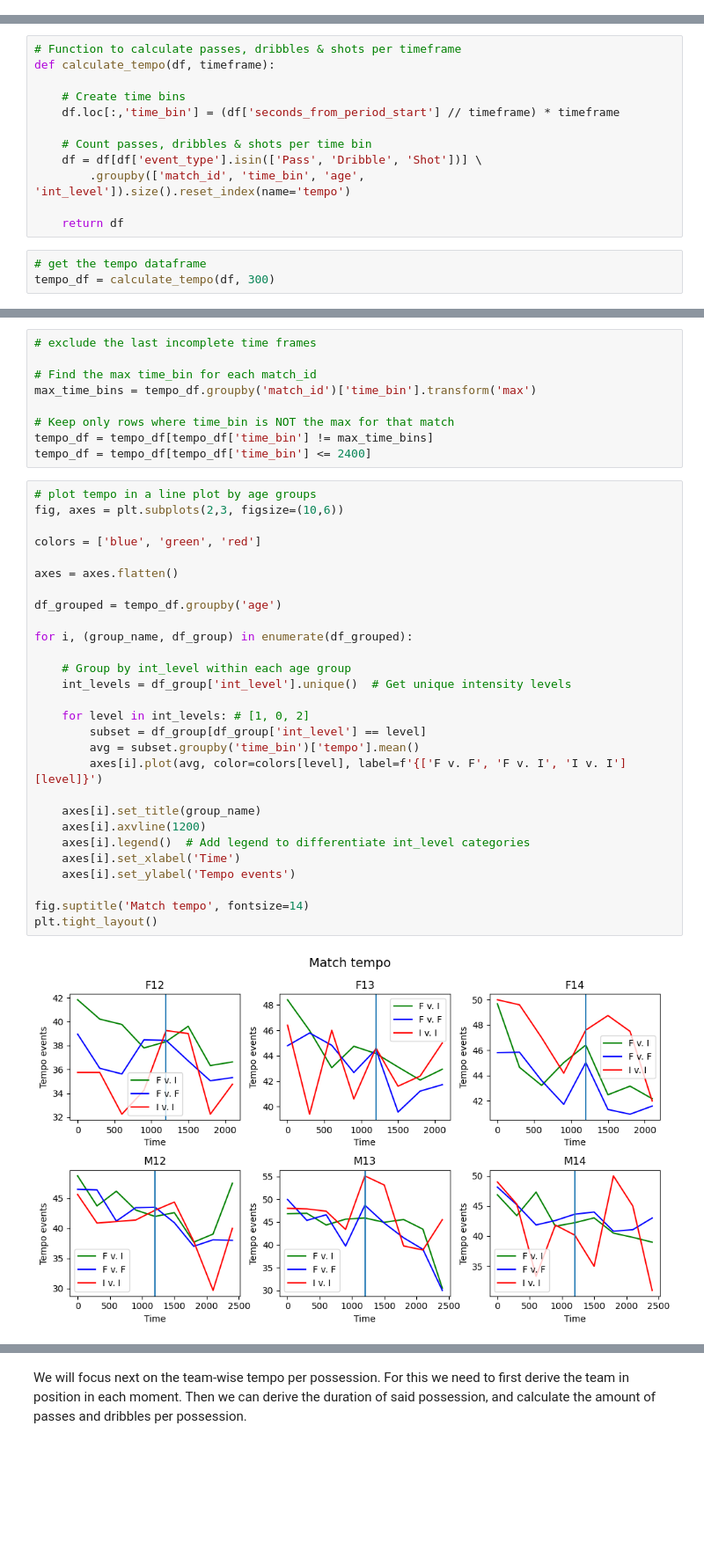
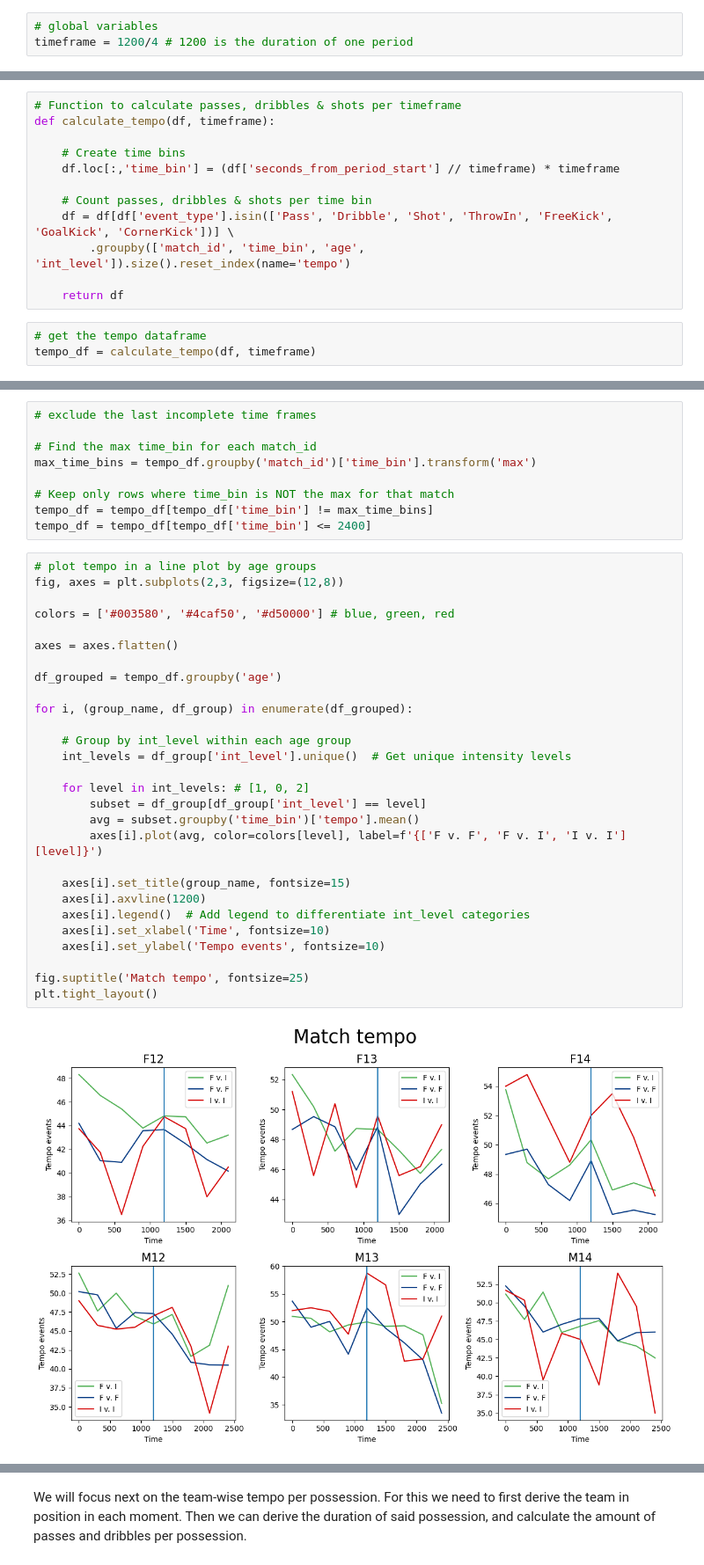
Before and after one commit to konstanyman/thesis_analysis, a Jupyter notebook: processing/tempo.ipynb, the cells around one changed output, grey strips where cells are left out. Shown at 88% size. Drawn from its saved outputs; the diff is of its cells as text; blank space fills up the shorter version.

Commit message:
possessional tempo computed

```diff
--- a/processing/tempo.ipynb
+++ b/processing/tempo.ipynb
@@ -9,6 +9,9 @@ import matplotlib.pyplot as plt
 import numpy as np
 
 %matplotlib inline
+# %%
+# global variables
+timeframe = 1200/4 # 1200 is the duration of one period
 # %%
 # read data
 df = pd.read_csv('../data/timelines.csv')
@@ -82,10 +68,10 @@ def calculate_tempo(df, timeframe):
     df.loc[:,'time_bin'] = (df['seconds_from_period_start'] // timeframe) * timeframe
 
     # Count passes, dribbles & shots per time bin
-    df = df[df['event_type'].isin(['Pass', 'Dribble', 'Shot'])] \
+    df = df[df['event_type'].isin(['Pass', 'Dribble', 'Shot', 'ThrowIn', 'FreeKick', 'GoalKick', 'CornerKick'])] \
         .groupby(['match_id', 'time_bin', 'age', 'int_level']).size().reset_index(name='tempo')
 
     return df
 # %%
 # get the tempo dataframe
-tempo_df = calculate_tempo(df, 300)
+tempo_df = calculate_tempo(df, timeframe)
@@ -119,34 +106,34 @@ tempo_df = tempo_df[tempo_df['time_bin'] != max_time_bins]
 tempo_df = tempo_df[tempo_df['time_bin'] <= 2400]
 # %%
 # plot tempo in a line plot by age groups
-fig, axes = plt.subplots(2,3, figsize=(10,6))
+fig, axes = plt.subplots(2,3, figsize=(12,8))
 
-colors = ['blue', 'green', 'red']
+colors = ['#003580', '#4caf50', '#d50000'] # blue, green, red
 
 axes = axes.flatten()
 
 df_grouped = tempo_df.groupby('age')
 
 for i, (group_name, df_group) in enumerate(df_grouped):
 
     # Group by int_level within each age group
     int_levels = df_group['int_level'].unique()  # Get unique intensity levels
 
     for level in int_levels: # [1, 0, 2]
         subset = df_group[df_group['int_level'] == level]
         avg = subset.groupby('time_bin')['tempo'].mean()
         axes[i].plot(avg, color=colors[level], label=f'{['F v. F', 'F v. I', 'I v. I'][level]}')
 
-    axes[i].set_title(group_name)
+    axes[i].set_title(group_name, fontsize=15)
     axes[i].axvline(1200)
     axes[i].legend()  # Add legend to differentiate int_level categories
-    axes[i].set_xlabel('Time')
-    axes[i].set_ylabel('Tempo events')
+    axes[i].set_xlabel('Time', fontsize=10)
+    axes[i].set_ylabel('Tempo events', fontsize=10)
 
-fig.suptitle('Match tempo', fontsize=14)
+fig.suptitle('Match tempo', fontsize=25)
 plt.tight_layout()
 # %% [output]
-[figure, old version]
+[figure, new version]
 # %%
 # plot tempo
 
```
Also changed, not shown: parts of 17 cells of this notebook.
